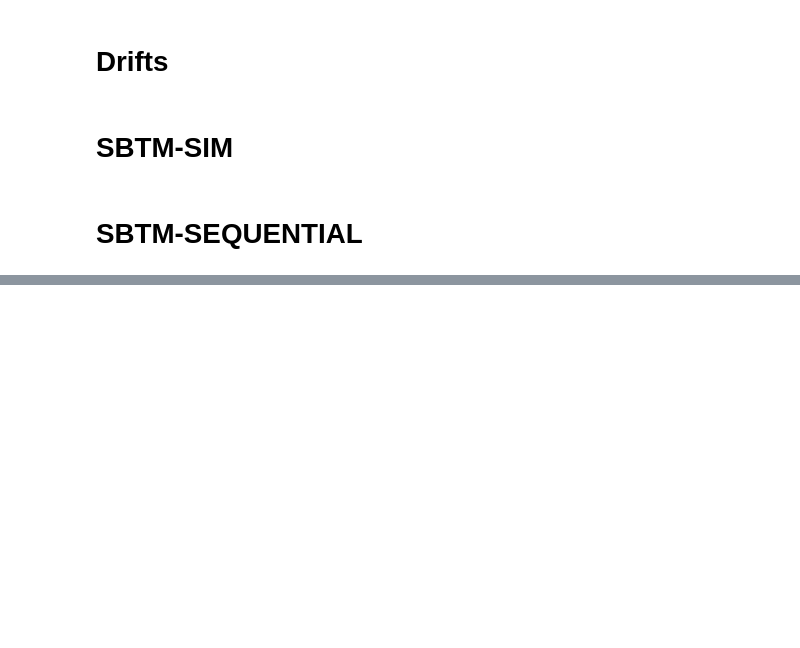
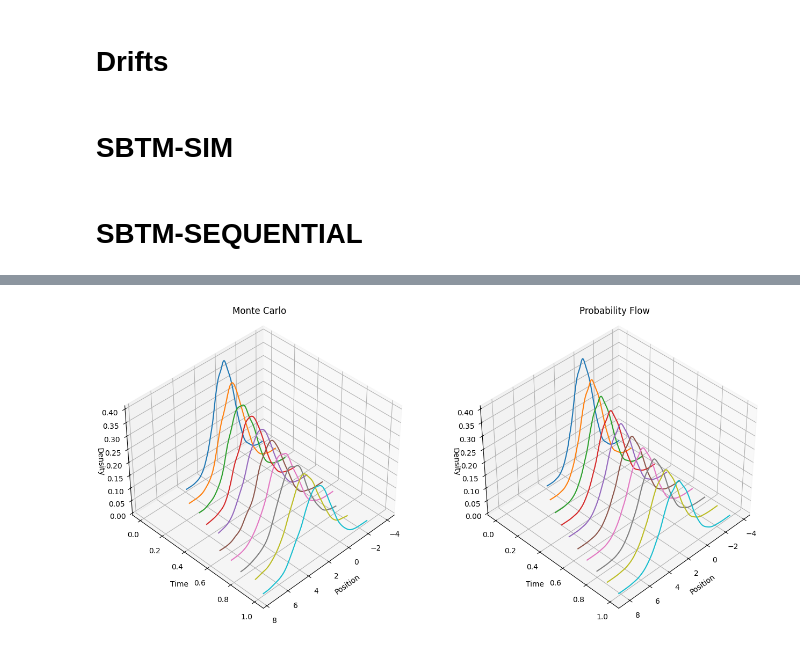
Before and after one commit to cliu687/sbtm-levy, a Jupyter notebook: EXAMPLE_1.ipynb, the cells around one changed output, grey strips where cells are left out. Saved outputs shown, nothing was run; the diff lists cells and outputs as text; code cells hidden in the pictures; blank space fills up the shorter version.

```diff
--- a/EXAMPLE_1.ipynb
+++ b/EXAMPLE_1.ipynb
@@ -1173,0 +934,14 @@ np.squeeze(np.mean(scores_sumj * ri * N_ri * 6 * sig_jump)) (31,)
+# %%
+import numpy as np
+import dill as pickle
+output_path = 'lcy/sbtm-levy/experiments/result/example1/lr=0.0001_nf=0.01_tf=1.npy'
+
+with open(output_path, 'rb') as file:
+    data = pickle.load(file)
+
+
+learned_samples = all_samples['learned']
+
+print("Type of 'learned':", type(learned_samples))
+
+learned_samples_np = [np.array(sample) for sample in learned_samples]
@@ -1173,0 +990,74 @@ np.squeeze(np.mean(scores_sumj * ri * N_ri * 6 * sig_jump)) (31,)
+# %%
+import matplotlib.pyplot as plt
+from scipy.stats import gaussian_kde
+from mpl_toolkits.mplot3d import Axes3D
+import statsmodels.api as sm
+
+def estimate_density(data_slice):
+    kde = gaussian_kde(data_slice)
+    x_range = np.linspace(data_slice.min(), data_slice.max(), 100)
+    density = kde(x_range)
+    return x_range, density
+
+def calculate_histogram(data, bins):
+    hist, _ = np.histogram(data, bins=bins, density=True)
+    hist = hist / hist.sum()
+    return hist
+
+def total_variation(hist1, hist2):
+    return np.sum(np.abs(hist1 - hist2))
+
+fig = plt.figure(figsize=(20, 6))
+time_indices = np.linspace(0, 200, 10, dtype=int)
+
+
+ax1 = fig.add_subplot(131, projection='3d')
+for t in time_indices:
+    x, density = estimate_density(sdeLevy[:, t])
+    ax1.plot(x, density, zs=t*0.005, zdir='y')
+ax1.set_title('Monte Carlo')
+ax1.set_xlabel('Position')
+ax1.set_ylabel('Time')
+ax1.set_zlabel('Density', labelpad=1)
+ax1.view_init(elev=40, azim=45)
+
+
+ax2 = fig.add_subplot(132, projection='3d')
+for t in time_indices:
+    x, density = estimate_density(learned_samples_np[t].squeeze())
+    ax2.plot(x, density, zs=t*0.005, zdir='y')
+ax2.set_title('Probability Flow')
+ax2.set_xlabel('Position')
+ax2.set_ylabel('Time')
+ax2.set_zlabel('Density', labelpad=1)
+ax2.view_init(elev=40, azim=45)
+
+plt.tight_layout()
+
+plt.savefig('/home/zqcai3/lcy/sbtm-levy/experiments/example1-probabilityflow.pdf', format='pdf', dpi=300, bbox_inches='tight')
+plt.show()
+
+
+
+tv_errors = []
+time_indices = np.linspace(0, 200, 200, dtype=int)
+for t in time_indices:
+    bins = np.linspace(min(sdeLevy[:, t].min(), learned_samples_np[t].min()),
+                       max(sdeLevy[:, t].max(), learned_samples_np[t].max()), 20)
+    hist1 = calculate_histogram(sdeLevy[:, t], bins)
+    hist2 = calculate_histogram(learned_samples_np[t].squeeze(), bins)
+    tv_error = total_variation(hist1, hist2)
+    tv_errors.append(tv_error)
+
+
+plt.figure(figsize=(10, 5))
+plt.plot(time_indices*0.005, tv_errors, linestyle='-', color='b')
+plt.title('Total Variation Distance Over Time')
+plt.xlabel('Time')
+plt.ylabel('Total Variation Distance')
+plt.grid(True)
+plt.tight_layout()
+plt.savefig('/home/zqcai3/lcy/sbtm-levy/experiments/example1-TV.pdf', format='pdf', dpi=300, bbox_inches='tight')
+plt.show()
+# %% [output]
+[figure, added]
```
Also changed, not shown: parts of 18 cells of this notebook.
